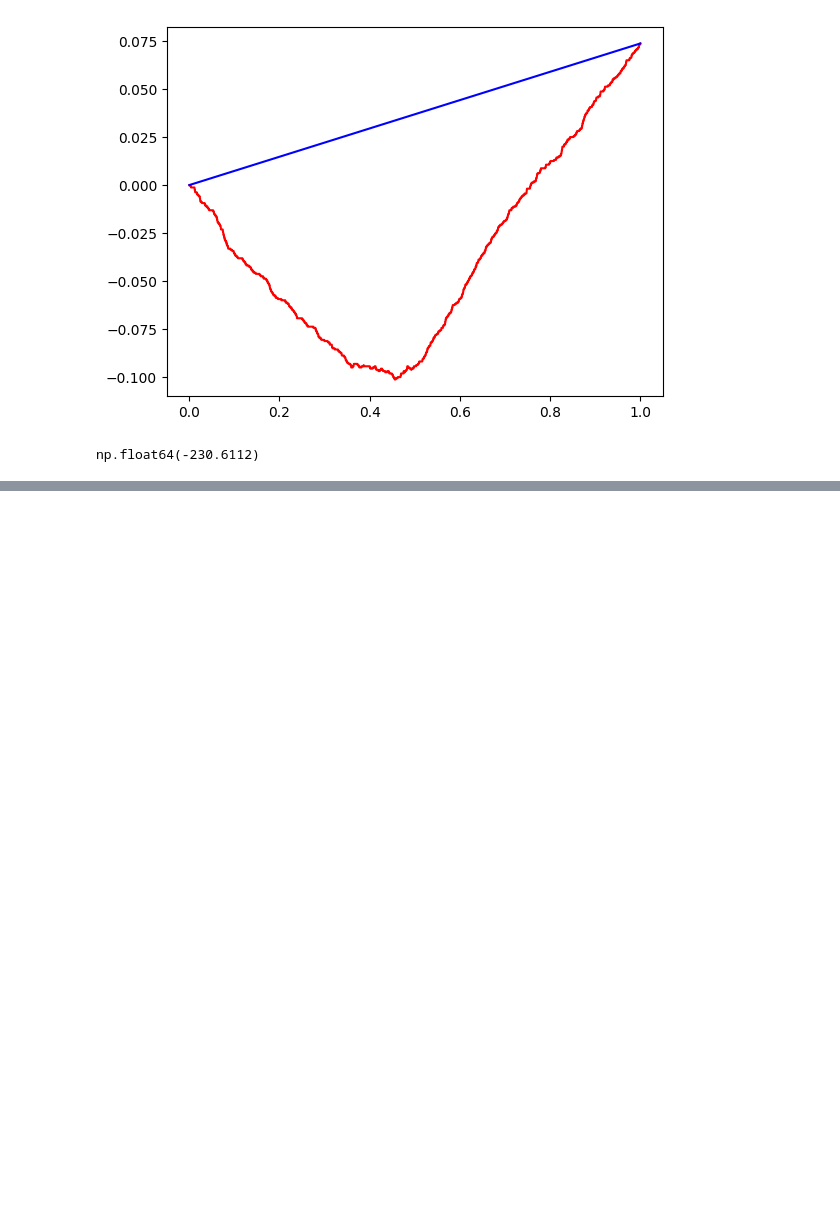
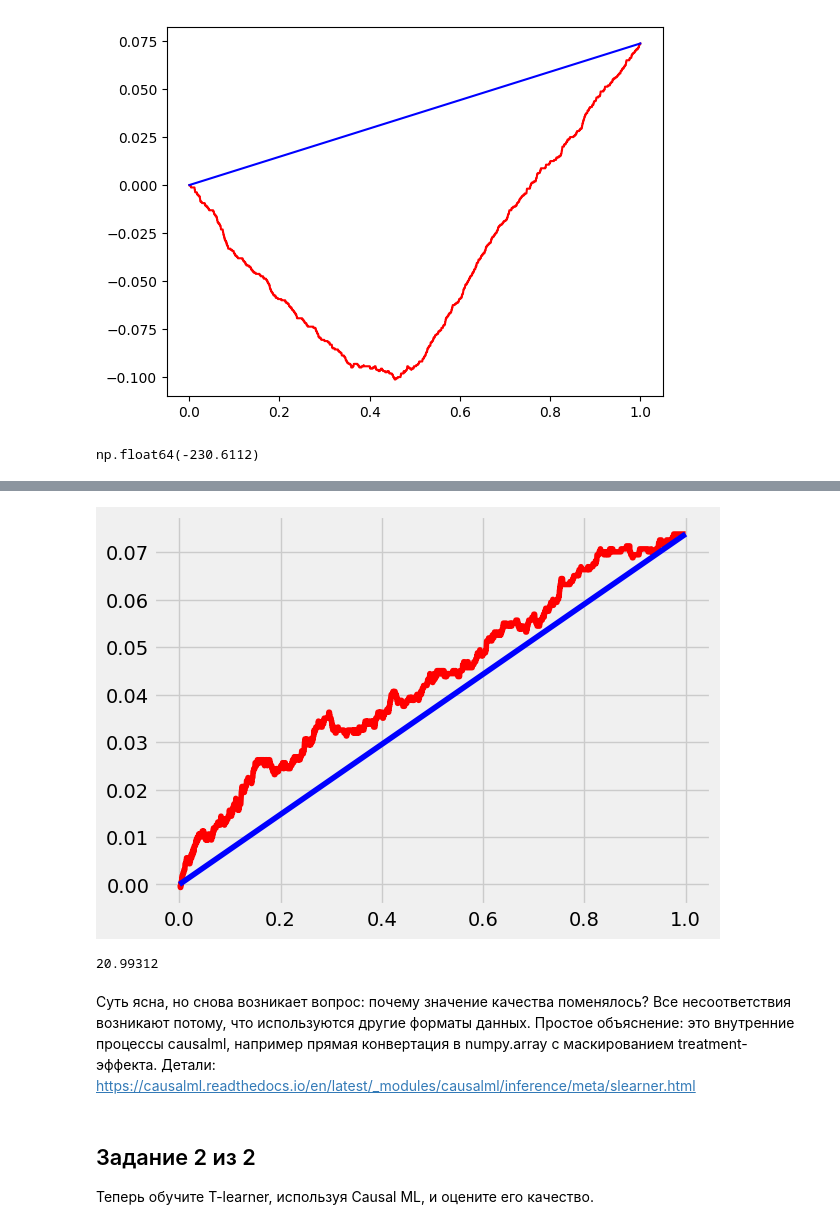
Before and after one commit to eleldar/mle-uplift, a Jupyter notebook: notebook.ipynb, the cells around one changed output, grey strips where cells are left out. Cells and saved outputs as stored; diff of their text form; code cells hidden in the pictures; blank space fills up the shorter version.

```diff
--- a/notebook.ipynb
+++ b/notebook.ipynb
@@ -612,0 +638,6 @@ np.float64(-230.6112)
+# %%
+from sklearn.model_selection import train_test_split
+
+df_train, df_test = train_test_split(
+    df, stratify=df[[treatment_col, target_col]], random_state=1, test_size=0.25
+)
@@ -612,0 +648,50 @@ np.float64(-230.6112)
+# %%
+from causalml.inference.meta import BaseSClassifier
+from sklearn.linear_model import LogisticRegression
+
+s_learner = BaseSClassifier(learner=LogisticRegression(random_state=1, verbose=0))
+
+# для обучения нам нужны датафрейм с факторами и колонка с фактом воздействия
+s_learner.fit(X=df_train[feature_cols],
+              treatment=df_train[treatment_col],
+              y=df_train[target_col])
+
+uplift_vals = s_learner.predict(np.array(df_test[feature_cols].values.copy()))
+# %%
+# оцените качество
+df_test['uplift_score'] = uplift_vals
+# посчитаем Qini Score по нашему датасету
+ranked = df_test.sort_values("uplift_score", ascending=False)
+
+N_c = sum(ranked['target_class'] <= 1)
+N_t = sum(ranked['target_class'] >= 2)
+
+# посчитаем в отсортированном датафрейме основные показатели,
+# которые используются при расчёте Qini Score
+ranked['n_c1'] = 0
+ranked['n_t1'] = 0
+ranked.loc[ranked.target_class == 1,'n_c1'] = 1
+ranked.loc[ranked.target_class == 3,'n_t1'] = 1
+ranked['n_c1/nc'] = ranked.n_c1.cumsum() / N_c
+ranked['n_t1/nt'] = ranked.n_t1.cumsum() / N_t
+
+# посчитаем Qini-кривую и случайную прямую под ней
+ranked['uplift'] = ranked['n_t1/nt'] - ranked['n_c1/nc']
+# добавим случайную кривую
+ranked['random_uplift'] = ranked["uplift_score"].rank(pct=True, ascending=False) * ranked['uplift'].iloc[-1]
+
+ranked["n"] = ranked["uplift_score"].rank(pct=True, ascending=False)
+# немного кода для визуализации
+plt.plot(ranked['n'], ranked['uplift'], color='r')
+plt.plot(ranked['n'], ranked['random_uplift'], color='b')
+plt.show()
+
+round((ranked['uplift'] - ranked['random_uplift']).sum(), 5)
+# %% [output]
+[figure, added]
+20.99312
+# %% [markdown]
+Суть ясна, но снова возникает вопрос: почему значение качества поменялось? Все несоответствия возникают потому, что используются другие форматы данных. Простое объяснение: это внутренние процессы causalml, например прямая конвертация в numpy.array с маскированием treatment-эффекта. Детали: https://causalml.readthedocs.io/en/latest/_modules/causalml/inference/meta/slearner.html
+# %% [markdown]
+## Задание 2 из 2
+Теперь обучите T-learner, используя Causal ML, и оцените его качество.
```
Also changed, not shown: parts of 38 cells of this notebook.
